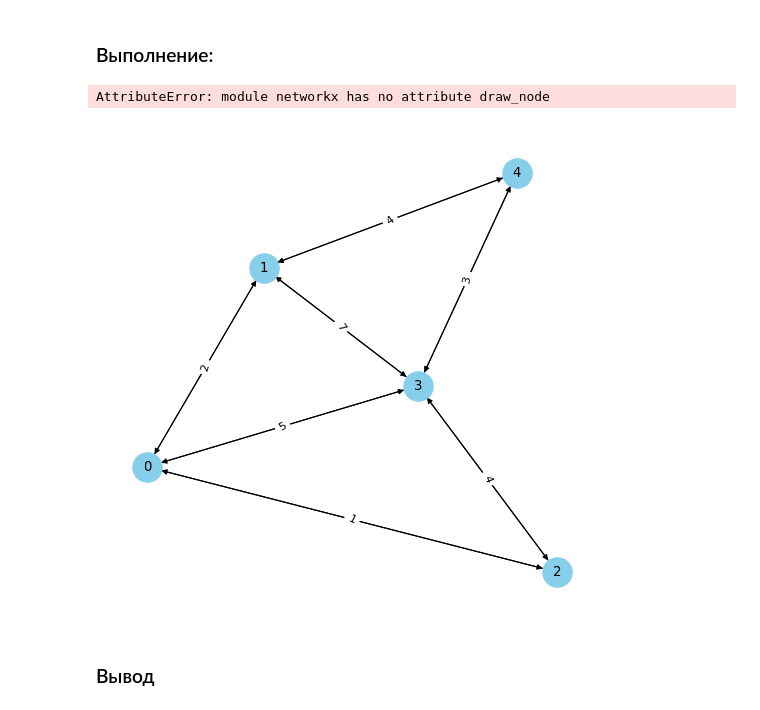
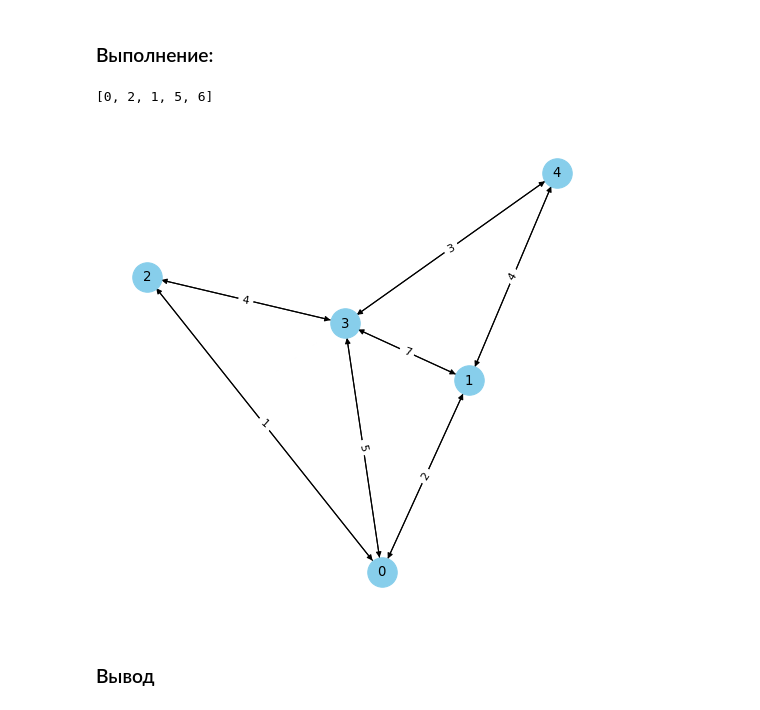
Before and after one commit to LushinEA/Data-Structures-and-Algorithms, a Jupyter notebook: labs/Lab6.ipynb, the cells around one changed output. Drawn from its saved outputs; the diff is of its cells as text; code cells hidden in the pictures.

```diff
--- a/labs/Lab6.ipynb
+++ b/labs/Lab6.ipynb
@@ -47,7 +47,7 @@ def printGraph(input, start_position = 0):
     nx.draw_networkx_labels(G, pos, labels=node_labels)
 
     nx.draw(G, pos, node_size = 700, node_color = '#87CEEB')
-    nx.draw_node(start_position, pos, node_size = 900, node_color = '8B00FF')
+  #  nx.draw_node(start_position, pos, node_size = 900, node_color = '8B00FF')
     plt.show()
 
 #Чтение из файла
@@ -74,36 +74,36 @@ def arg_min(T, S):
     amin = -1
     m = max(T)
     for i, t in enumerate(T):
         if t < m and i not in S:
             m = t
             amin = i
     return amin
 
 #Алгоритм поиска кратчайшего пути Дейкстра
 def Dijkstra(matrix, stat_position):
     N = len(matrix) #Число вершин в графе
     T = [math.inf]*N #Последняя строчка таблицы
 #    V = 2 #Стартовая вершина
     S = {stat_position} #Множество просмотренных вершин
     T[stat_position] = 0 #Начальный вес стартовой вершины
 
     #Цикл, пока не просмотрит все вершины
     while stat_position != -1:
         for j in get_link_V(stat_position, matrix): #Перебираем все вершины связанные с вершиной V
             if j not in S:
                 weight = T[stat_position]+matrix[stat_position][j]
                 if weight < T[j]:
                     T[j] = weight
         stat_position = arg_min(T, S)
         if stat_position >= 0:
             S.add(stat_position)
     print(T)
+    printGraph(matrix)
 
 matrix = read_matrix('c:\\Users\\lushi\\Рабочий стол\\graph.txt')
-printGraph(matrix)
-Dijkstra(matrix, 4)
+Dijkstra(matrix, 0)
 # %% [output]
-AttributeError: module networkx has no attribute draw_node
+[0, 2, 1, 5, 6]
-[figure, old version]
+[figure, new version]
 # %% [markdown]
 ### Вывод
```
